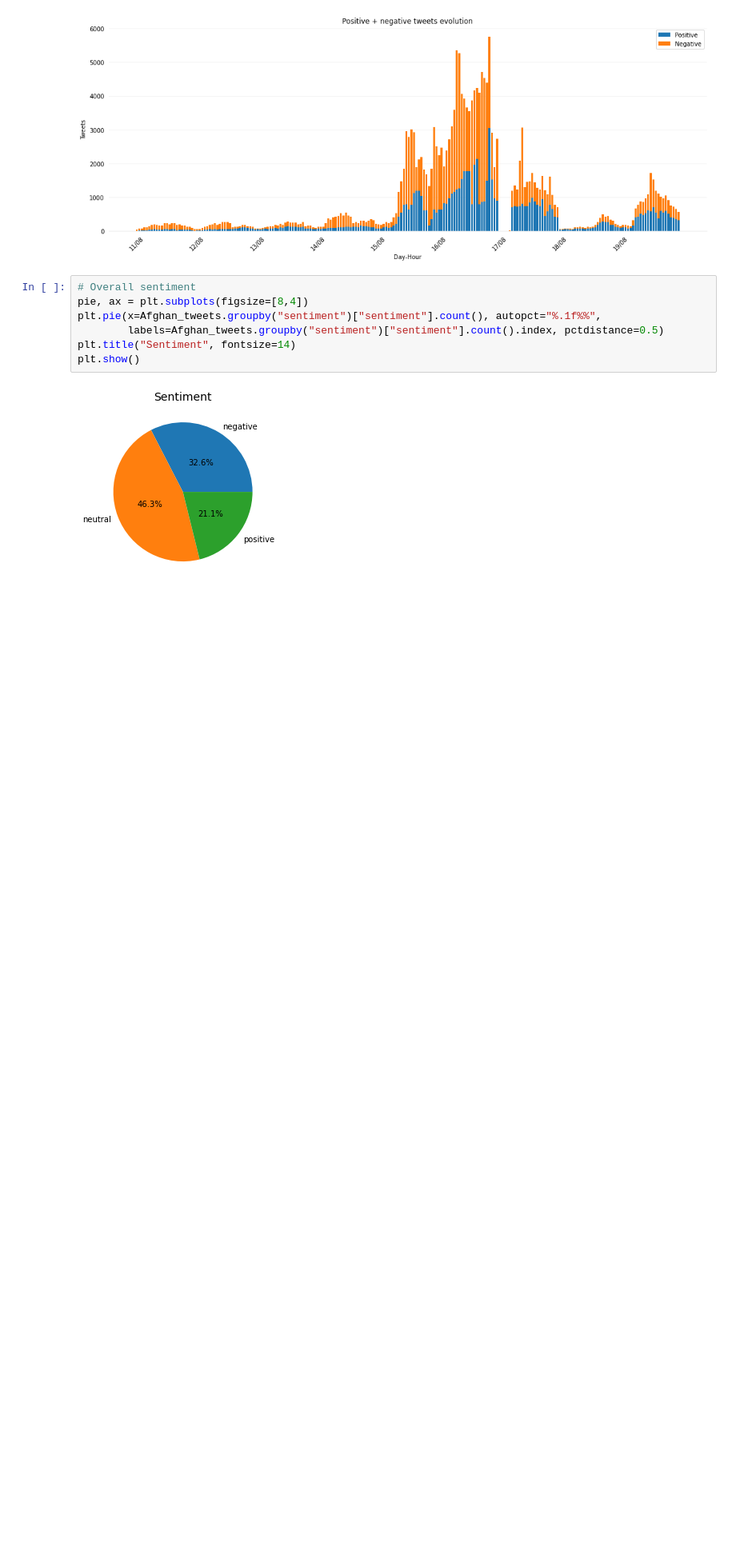
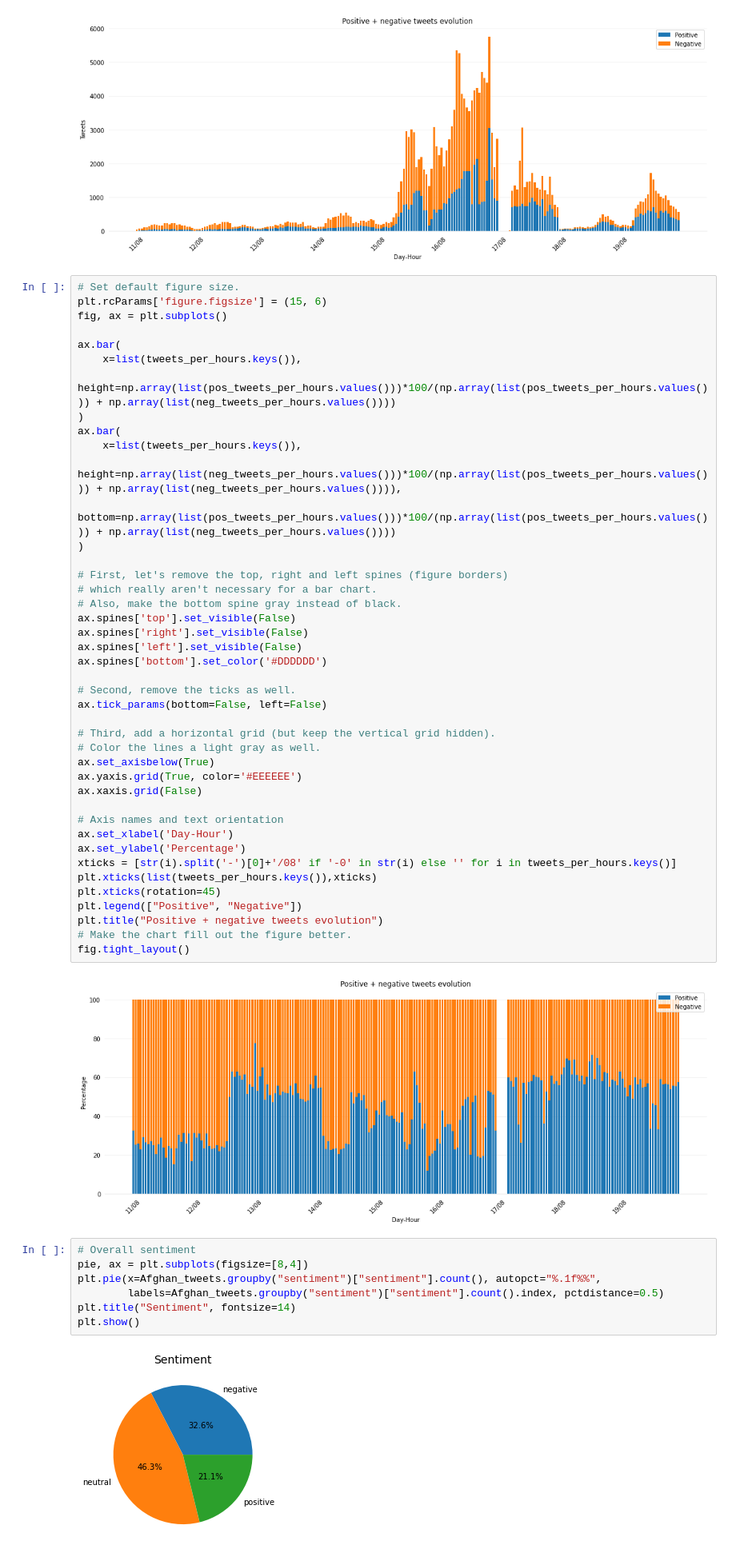
Before and after one commit to antoinechaney/Sentimental_analysis, a Jupyter notebook: Projet.ipynb, the cells around one changed output. Shown at 80% size. Cells and saved outputs as stored; diff of their text form; blank space fills up the shorter version.

```diff
--- a/Projet.ipynb
+++ b/Projet.ipynb
@@ -322,6 +323,50 @@ plt.title("Positive + negative tweets evolution")
 fig.tight_layout()
 # %% [output]
 [figure]
+# %%
+# Set default figure size.
+plt.rcParams['figure.figsize'] = (15, 6)
+fig, ax = plt.subplots()
+
+ax.bar(
+    x=list(tweets_per_hours.keys()),
+    height=np.array(list(pos_tweets_per_hours.values()))*100/(np.array(list(pos_tweets_per_hours.values())) + np.array(list(neg_tweets_per_hours.values())))
+)
+ax.bar(
+    x=list(tweets_per_hours.keys()),
+    height=np.array(list(neg_tweets_per_hours.values()))*100/(np.array(list(pos_tweets_per_hours.values())) + np.array(list(neg_tweets_per_hours.values()))),
+    bottom=np.array(list(pos_tweets_per_hours.values()))*100/(np.array(list(pos_tweets_per_hours.values())) + np.array(list(neg_tweets_per_hours.values())))
+)
+
+# First, let's remove the top, right and left spines (figure borders)
+# which really aren't necessary for a bar chart.
+# Also, make the bottom spine gray instead of black.
+ax.spines['top'].set_visible(False)
+ax.spines['right'].set_visible(False)
+ax.spines['left'].set_visible(False)
+ax.spines['bottom'].set_color('#DDDDDD')
+
+# Second, remove the ticks as well.
+ax.tick_params(bottom=False, left=False)
+
+# Third, add a horizontal grid (but keep the vertical grid hidden).
+# Color the lines a light gray as well.
+ax.set_axisbelow(True)
+ax.yaxis.grid(True, color='#EEEEEE')
+ax.xaxis.grid(False)
+
+# Axis names and text orientation
+ax.set_xlabel('Day-Hour')
+ax.set_ylabel('Percentage')
+xticks = [str(i).split('-')[0]+'/08' if '-0' in str(i) else '' for i in tweets_per_hours.keys()]
+plt.xticks(list(tweets_per_hours.keys()),xticks)
+plt.xticks(rotation=45)
+plt.legend(["Positive", "Negative"])
+plt.title("Positive + negative tweets evolution")
+# Make the chart fill out the figure better.
+fig.tight_layout()
+# %% [output]
+[figure, added]
 # %%
 # Overall sentiment
 pie, ax = plt.subplots(figsize=[8,4])
```
Also changed, not shown: parts of 21 cells of this notebook.
